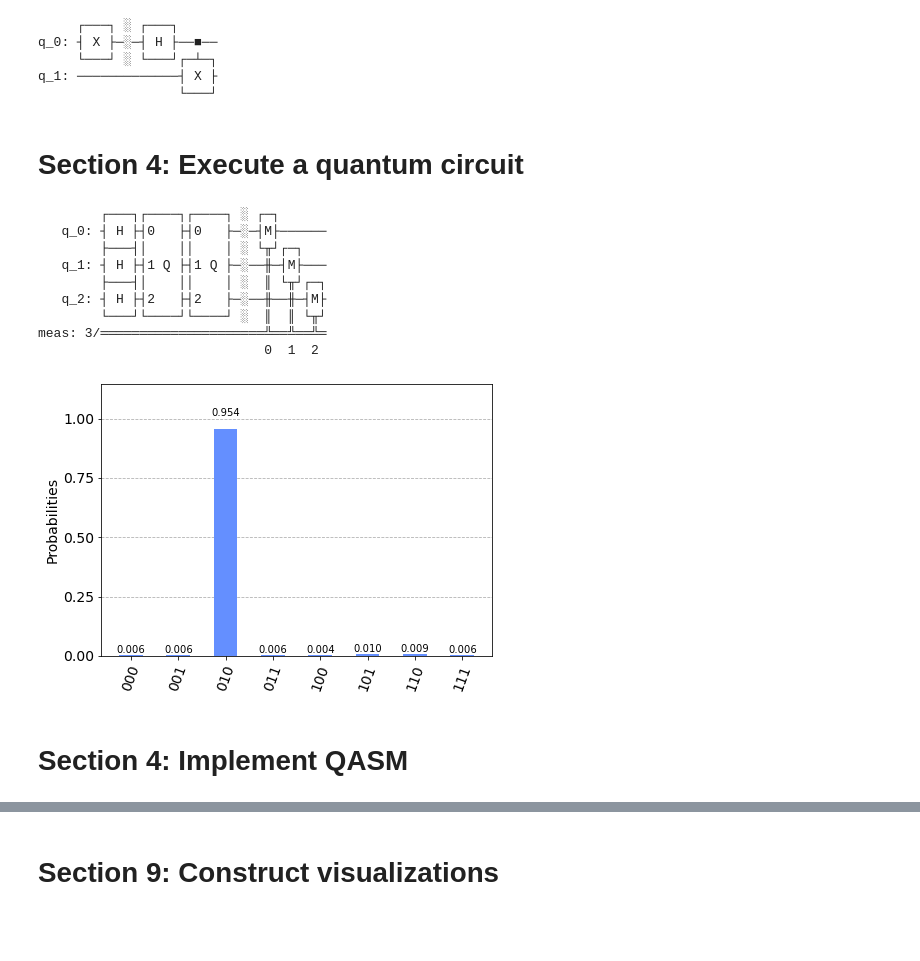
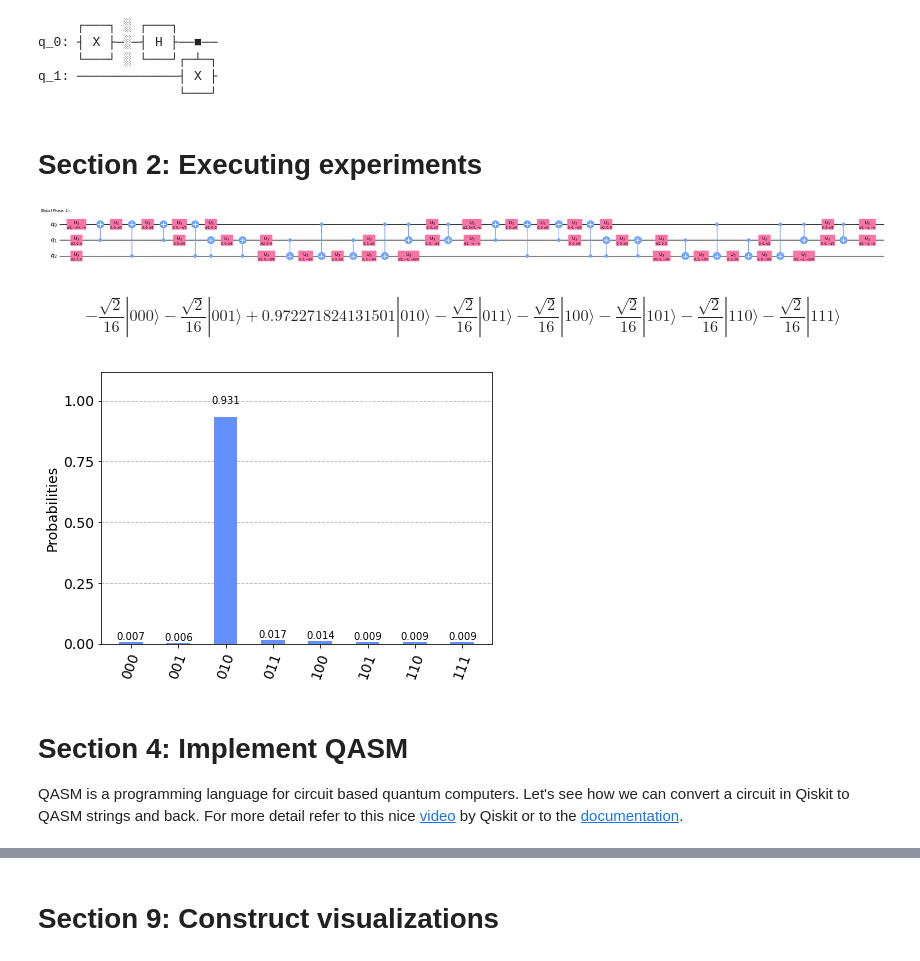
Before and after one commit to petr-ivashkov/qiskit-cert-workbook, a Jupyter notebook: workbook.ipynb, the cells around one changed output, grey strips where cells are left out. Cells and saved outputs as stored; diff of their text form; code cells hidden in the pictures; blank space fills up the shorter version.

Commit message:
added a few more sections in the workbook

```diff
--- a/workbook.ipynb
+++ b/workbook.ipynb
@@ -207,8 +207,8 @@ q_0: ┤ X ├─░─┤ H ├──■──
      └───┘ ░ └───┘┌─┴─┐
 q_1: ─────────────┤ X ├
                   └───┘
-# %% [markdown]
-# Section 4: Execute a quantum circuit
+# %% [markdown]
+# Section 2: Executing experiments
 # %%
 from qiskit.algorithms import Grover, AmplificationProblem
 
@@ -216,26 +216,38 @@ from qiskit.algorithms import Grover, AmplificationProblem
 sv = Statevector.from_label('010')
 problem = AmplificationProblem(oracle=sv)
 
-qc = Grover(iterations=2).construct_circuit(problem=problem)
-qc.measure_all()
+grover = Grover(iterations=2).construct_circuit(problem=problem)
 
-qc.draw()
+# the original circuit contains unitaries
+# transpile the circuit to see what it is "made of"
+t_grover = transpile(grover, basis_gates=['cx', 'u3'])
+t_grover.draw('mpl', fold=-1)
+
+# draw the original cicuit yourself
+grover.draw()
 # %% [output]
-        ┌───┐┌────┐┌────┐ ░ ┌─┐
-   q_0: ┤ H ├┤0   ├┤0   ├─░─┤M├──────
-        ├───┤│    ││    │ ░ └╥┘┌─┐
-   q_1: ┤ H ├┤1 Q ├┤1 Q ├─░──╫─┤M├───
-        ├───┤│    ││    │ ░  ║ └╥┘┌─┐
-   q_2: ┤ H ├┤2   ├┤2   ├─░──╫──╫─┤M├
-        └───┘└────┘└────┘ ░  ║  ║ └╥┘
-meas: 3/═════════════════════╩══╩══╩═
-                             0  1  2
+[figure, added]
+# %%
+# lets's try to evolve the initial state through the circuit like we have done for Bell states
+sv = Statevector.from_label('000')
+sv_ev = sv.evolve(grover)
+sv_ev.draw('latex')
+# it is obvious from statevector evolutions, that the state 010
+# has the best chances to be measured, as desired
+# %% [output]
+$$- \frac{\sqrt{2}}{16} |000\rangle- \frac{\sqrt{2}}{16} |001\rangle+0.972271824131501 |010\rangle- \frac{\sqrt{2}}{16} |011\rangle- \frac{\sqrt{2}}{16} |100\rangle- \frac{\sqrt{2}}{16} |101\rangle- \frac{\sqrt{2}}{16} |110\rangle- \frac{\sqrt{2}}{16} |111\rangle$$
 # %%
+# now let's obtain the same result from the QASM simulation
+# for that we need to measure the qubits in the end of our circuit
+grover.measure_all()
+
 backend= BasicAer.get_backend('qasm_simulator')
-job = execute(qc, backend, shots=1024)
+job = execute(grover, backend, shots=1024)
 result = job.result()
 plot_histogram(result.get_counts())
 # %% [output]
-[figure, old version]
+[figure, new version]
-# %% [markdown]
-# Section 4: Implement QASM
+# %% [markdown]
+# Section 4: Implement QASM
+
+QASM is a programming language for circuit based quantum computers. Let's see how we can convert a circuit in Qiskit to QASM strings and back. For more detail refer to this nice [video](https://www.youtube.com/watch?v=wG94YHKDIxc) by Qiskit or to the [documentation](https://qiskit.org/documentation/stubs/qiskit.circuit.QuantumCircuit.qasm.html).
```
Also changed, not shown: parts of 12 cells of this notebook.
